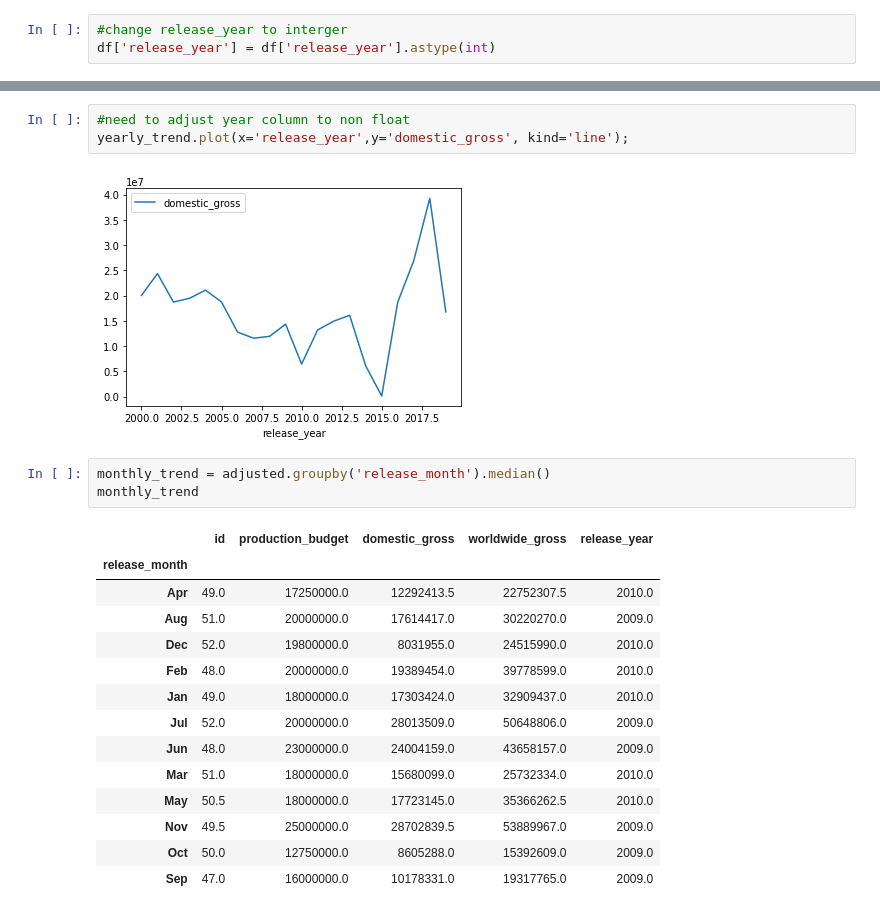
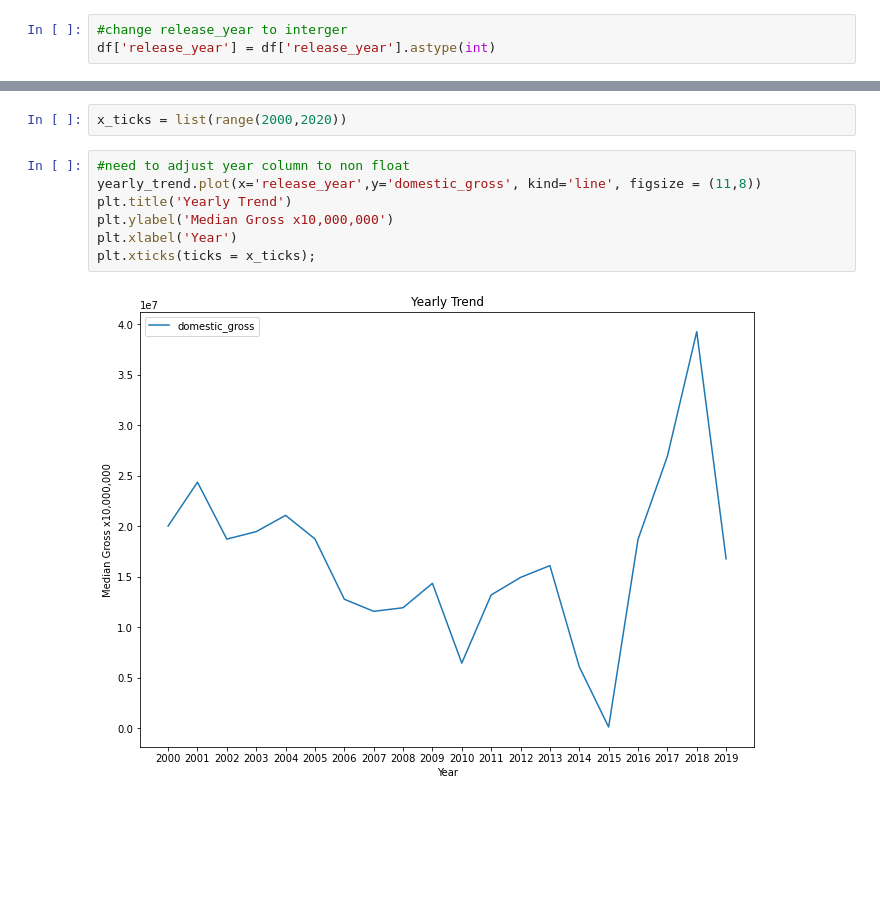
Before and after one commit to klsalcedo/microsoft_movie_analysis, a Jupyter notebook: ks_dataclean.ipynb, the cells around one changed output, grey strips where cells are left out. Drawn from its saved outputs; the diff is of its cells as text; blank space fills up the shorter version.

Commit message:
finished visualizations

```diff
--- a/ks_dataclean.ipynb
+++ b/ks_dataclean.ipynb
@@ -124,26 +126,14 @@ yearly_trend
 | 17 | 2017 | 26932488.0 | 53546916.5 |
 | 18 | 2018 | 39282227.0 | 66295121.0 |
 | 19 | 2019 | 16790790.0 | 19789712.0 |
+# %%
+x_ticks = list(range(2000,2020))
 # %%
 #need to adjust year column to non float
-yearly_trend.plot(x='release_year',y='domestic_gross', kind='line');
+yearly_trend.plot(x='release_year',y='domestic_gross', kind='line', figsize = (11,8))
+plt.title('Yearly Trend')
+plt.ylabel('Median Gross x10,000,000')
+plt.xlabel('Year')
+plt.xticks(ticks = x_ticks);
 # %% [output]
-[figure, old version]
+[figure, new version]
-# %%
-monthly_trend = adjusted.groupby('release_month').median()
-monthly_trend
-# %% [output]
-|  | id | production_budget | domestic_gross | worldwide_gross | release_year |
-| release_month |  |  |  |  |  |
-| Apr | 49.0 | 17250000.0 | 12292413.5 | 22752307.5 | 2010.0 |
-| Aug | 51.0 | 20000000.0 | 17614417.0 | 30220270.0 | 2009.0 |
-| Dec | 52.0 | 19800000.0 | 8031955.0 | 24515990.0 | 2010.0 |
-| Feb | 48.0 | 20000000.0 | 19389454.0 | 39778599.0 | 2010.0 |
-| Jan | 49.0 | 18000000.0 | 17303424.0 | 32909437.0 | 2010.0 |
-| Jul | 52.0 | 20000000.0 | 28013509.0 | 50648806.0 | 2009.0 |
-| Jun | 48.0 | 23000000.0 | 24004159.0 | 43658157.0 | 2009.0 |
-| Mar | 51.0 | 18000000.0 | 15680099.0 | 25732334.0 | 2010.0 |
-| May | 50.5 | 18000000.0 | 17723145.0 | 35366262.5 | 2010.0 |
-| Nov | 49.5 | 25000000.0 | 28702839.5 | 53889967.0 | 2009.0 |
-| Oct | 50.0 | 12750000.0 | 8605288.0 | 15392609.0 | 2009.0 |
-| Sep | 47.0 | 16000000.0 | 10178331.0 | 19317765.0 | 2009.0 |
```
Also changed, not shown: parts of 11 cells of this notebook.
